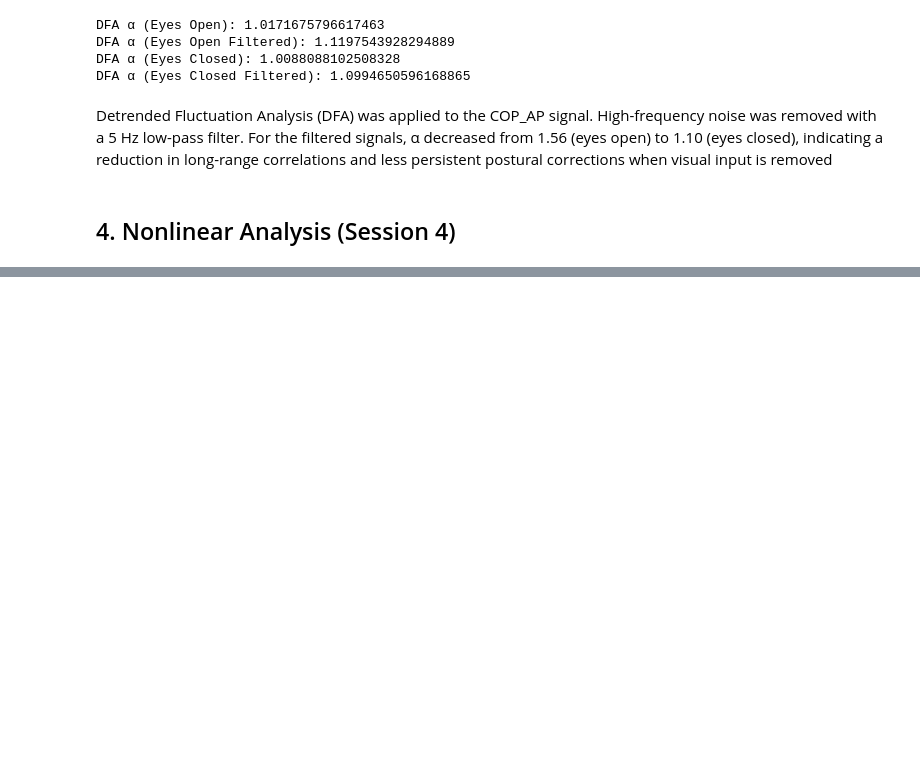
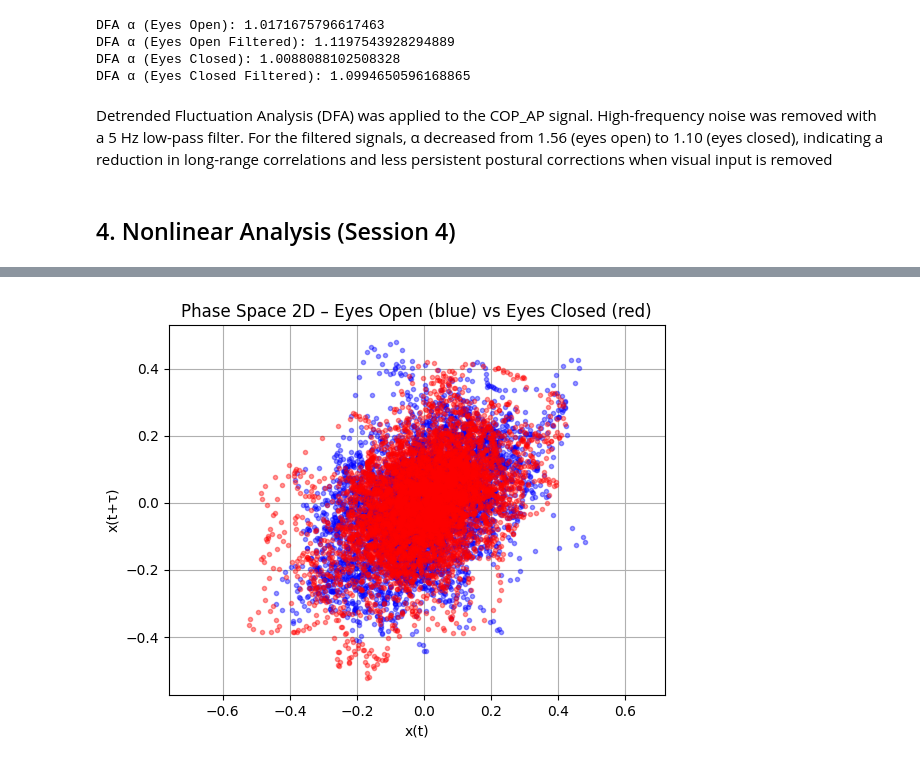
Before and after one commit to TheoLec-student/Time-Series-Analysis-of-Physiological-and-Human-Movement-Data, a Jupyter notebook: main.ipynb, the cells around one changed output, grey strips where cells are left out. Saved outputs shown, nothing was run; the diff lists cells and outputs as text; code cells hidden in the pictures; blank space fills up the shorter version.

```diff
--- a/main.ipynb
+++ b/main.ipynb
@@ -619,0 +643,17 @@ Detrended Fluctuation Analysis (DFA) was applied to the COP_AP signal. High-freq
+# %%
+def phase_space(x, m, tau):
+    N = len(x) - (m - 1) * tau
+    return np.array([x[i:i + m*tau:tau] for i in range(N)])
+tau = 20
+X2_open = phase_space(cop_y_open, m=2, tau=tau)
+X2_close = phase_space(cop_y_close, m=2, tau=tau)
+plt.plot(X2_open[:,0], X2_open[:,1], '.', alpha=0.4, color='blue')
+plt.plot(X2_close[:,0], X2_close[:,1], '.', alpha=0.4, color='red')
+plt.xlabel("x(t)")
+plt.ylabel("x(t+τ)")
+plt.title("Phase Space 2D – Eyes Open (blue) vs Eyes Closed (red)")
+plt.axis('equal')
+plt.grid()
+plt.show()
+# %% [output]
+[figure, added]
```
Also changed, not shown: parts of 6 cells of this notebook.
